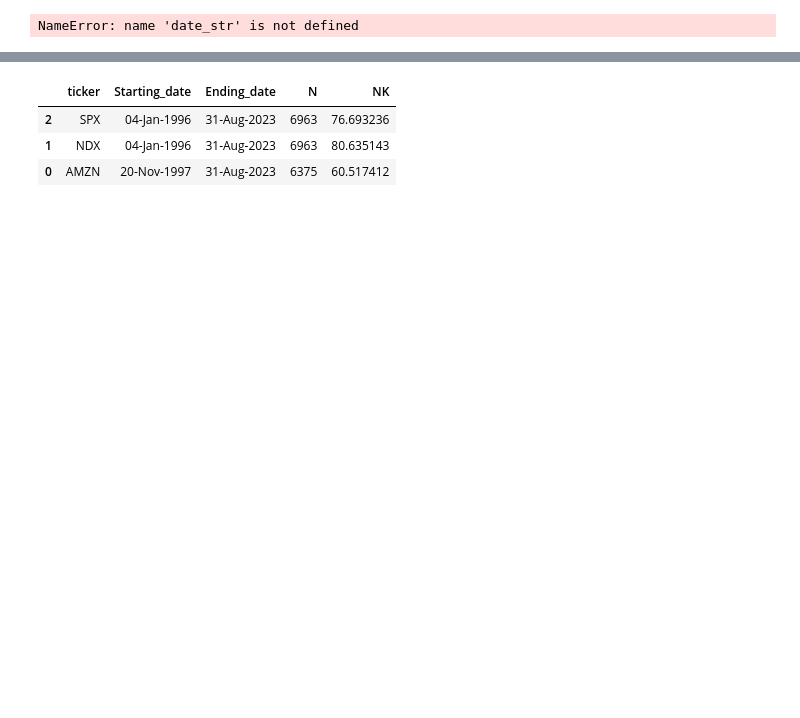
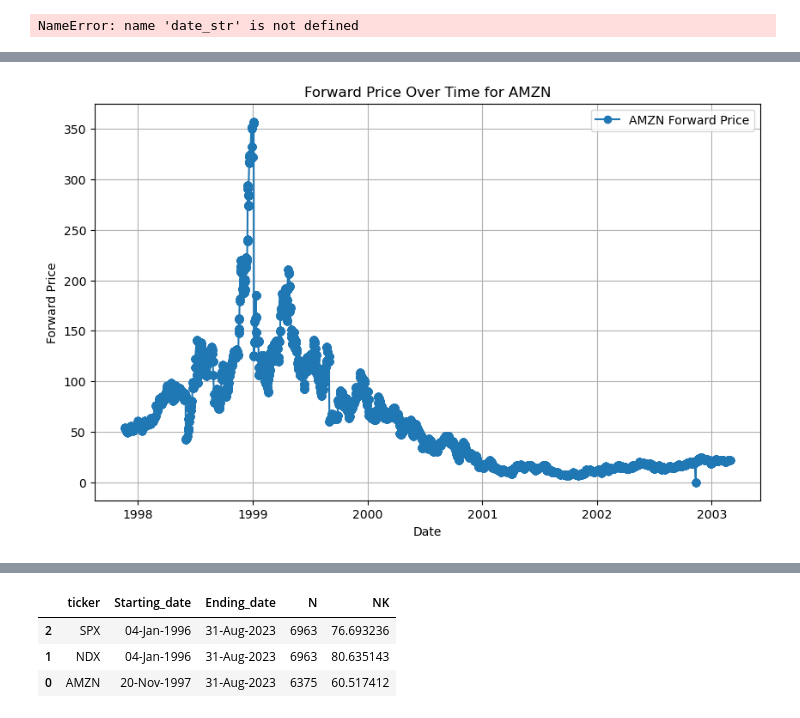
Before and after one commit to MadsHebsgaard/volpy, a Jupyter notebook: Axel work2.ipynb, the cells around one changed output, grey strips where cells are left out. Cells and saved outputs as stored; diff of their text form; code cells hidden in the pictures; blank space fills up the shorter version.

```diff
--- a/Axel work2.ipynb
+++ b/Axel work2.ipynb
@@ -86,0 +83,28 @@ summary_dly_df["RV_0_30-SW_0_30"] = summary_dly_df["RV"] - summary_dly_df["SW_0_
+# %%
+import pandas as pd
+import matplotlib.pyplot as plt
+
+def plot_forward_price(df, ticker, yval):
+    # Filtrér DataFrame for den ønskede ticker
+    df_ticker = df[df['ticker'] == ticker].copy()
+
+    # Sørg for at 'date' er i datetime-format
+    df_ticker['date'] = pd.to_datetime(df_ticker['date'])
+
+    # Sortér efter dato, så grafen bliver i kronologisk rækkefølge
+    df_ticker.sort_values('date', inplace=True)
+
+    # Plot
+    plt.figure(figsize=(10,6))
+    plt.plot(df_ticker['date'], df_ticker[yval], marker='o', label=f'{ticker} Forward Price')
+
+    # Diagram-indstillinger
+    plt.xlabel('Date')
+    plt.ylabel('Forward Price')
+    plt.title(f'Forward Price Over Time for {ticker}')
+    plt.legend()
+    plt.grid(True)
+    plt.show()
+
+# Eksempel på brug:
+# plot_forward_price(dftester, 'AMZN')
@@ -86,0 +137,4 @@ summary_dly_df["RV_0_30-SW_0_30"] = summary_dly_df["RV"] - summary_dly_df["SW_0_
+# %%
+plot_forward_price(od_rdy, "AMZN", "F")
+# %% [output]
+[figure, added]
```
Also changed, not shown: parts of 11 cells of this notebook, 1 other file.
